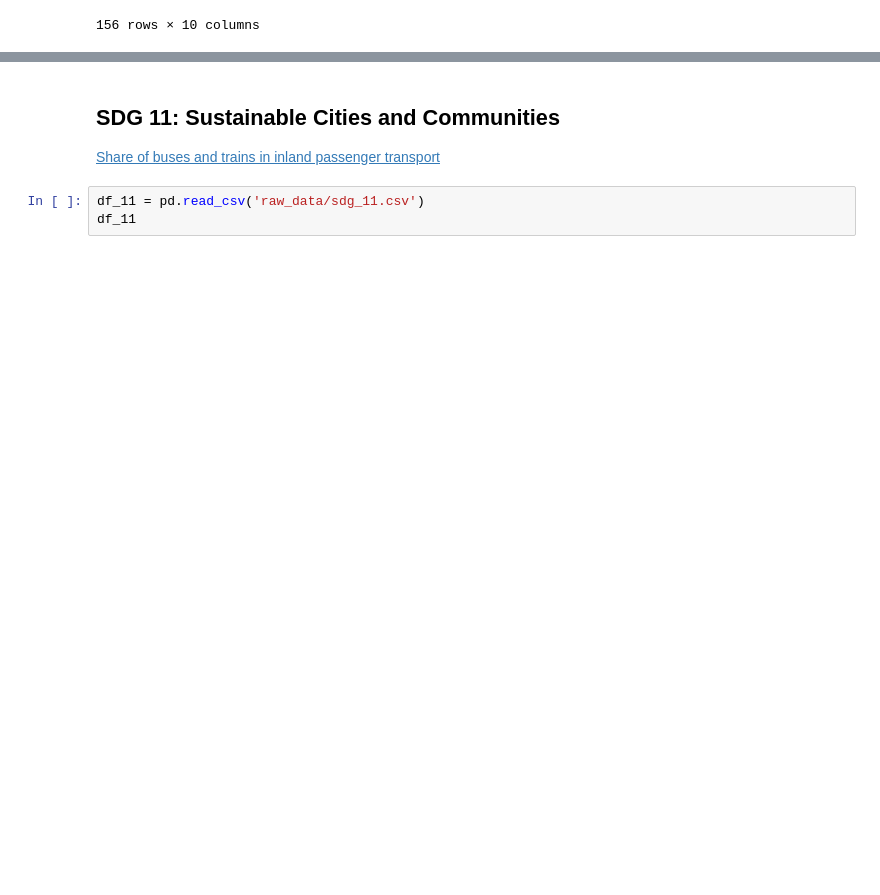
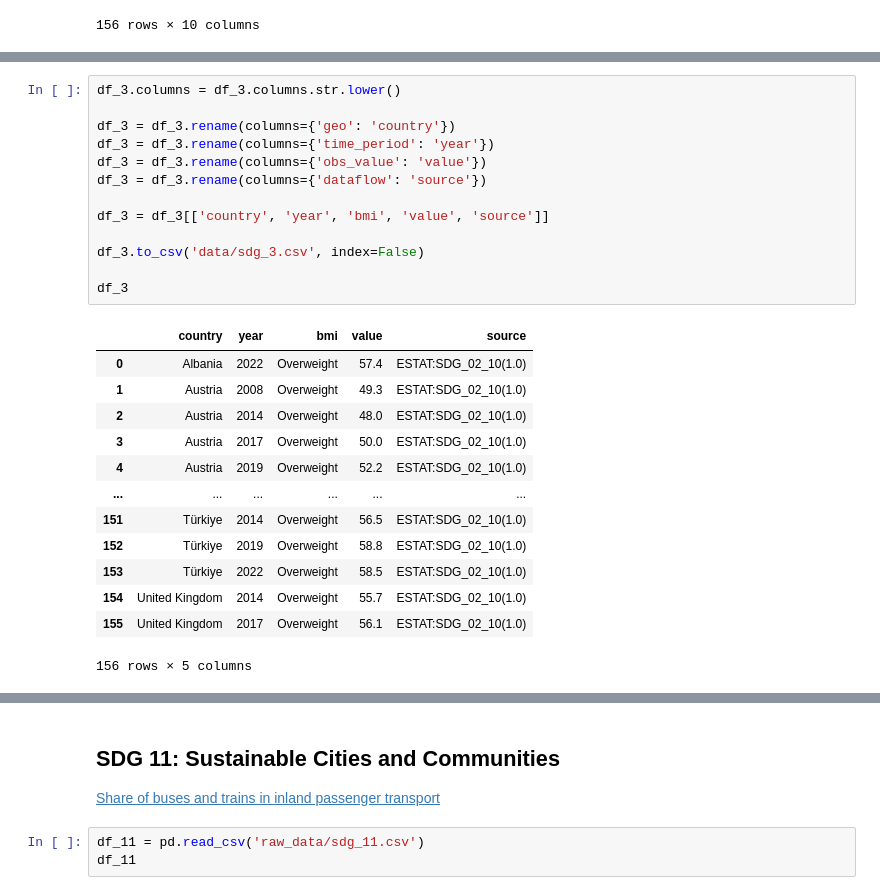
Before and after one commit to mozartfish/DH2321-Final-Project, a Jupyter notebook: data_cleaning.ipynb, the cells around one changed output, grey strips where cells are left out. Cells and saved outputs as stored; diff of their text form; blank space fills up the shorter version.

```diff
--- a/data_cleaning.ipynb
+++ b/data_cleaning.ipynb
@@ -22,0 +33,27 @@ df_3
+# %%
+df_3.columns = df_3.columns.str.lower()
+
+df_3 = df_3.rename(columns={'geo': 'country'})
+df_3 = df_3.rename(columns={'time_period': 'year'})
+df_3 = df_3.rename(columns={'obs_value': 'value'})
+df_3 = df_3.rename(columns={'dataflow': 'source'})
+
+df_3 = df_3[['country', 'year', 'bmi', 'value', 'source']]
+
+df_3.to_csv('data/sdg_3.csv', index=False)
+
+df_3
+# %% [output]
+|  | country | year | bmi | value | source |
+| 0 | Albania | 2022 | Overweight | 57.4 | ESTAT:SDG_02_10(1.0) |
+| 1 | Austria | 2008 | Overweight | 49.3 | ESTAT:SDG_02_10(1.0) |
+| 2 | Austria | 2014 | Overweight | 48.0 | ESTAT:SDG_02_10(1.0) |
+| 3 | Austria | 2017 | Overweight | 50.0 | ESTAT:SDG_02_10(1.0) |
+| 4 | Austria | 2019 | Overweight | 52.2 | ESTAT:SDG_02_10(1.0) |
+| ... | ... | ... | ... | ... | ... |
+| 151 | Türkiye | 2014 | Overweight | 56.5 | ESTAT:SDG_02_10(1.0) |
+| 152 | Türkiye | 2019 | Overweight | 58.8 | ESTAT:SDG_02_10(1.0) |
+| 153 | Türkiye | 2022 | Overweight | 58.5 | ESTAT:SDG_02_10(1.0) |
+| 154 | United Kingdom | 2014 | Overweight | 55.7 | ESTAT:SDG_02_10(1.0) |
+| 155 | United Kingdom | 2017 | Overweight | 56.1 | ESTAT:SDG_02_10(1.0) |
+156 rows × 5 columns
```
Also changed, not shown: parts of 7 cells of this notebook, 4 other files.
